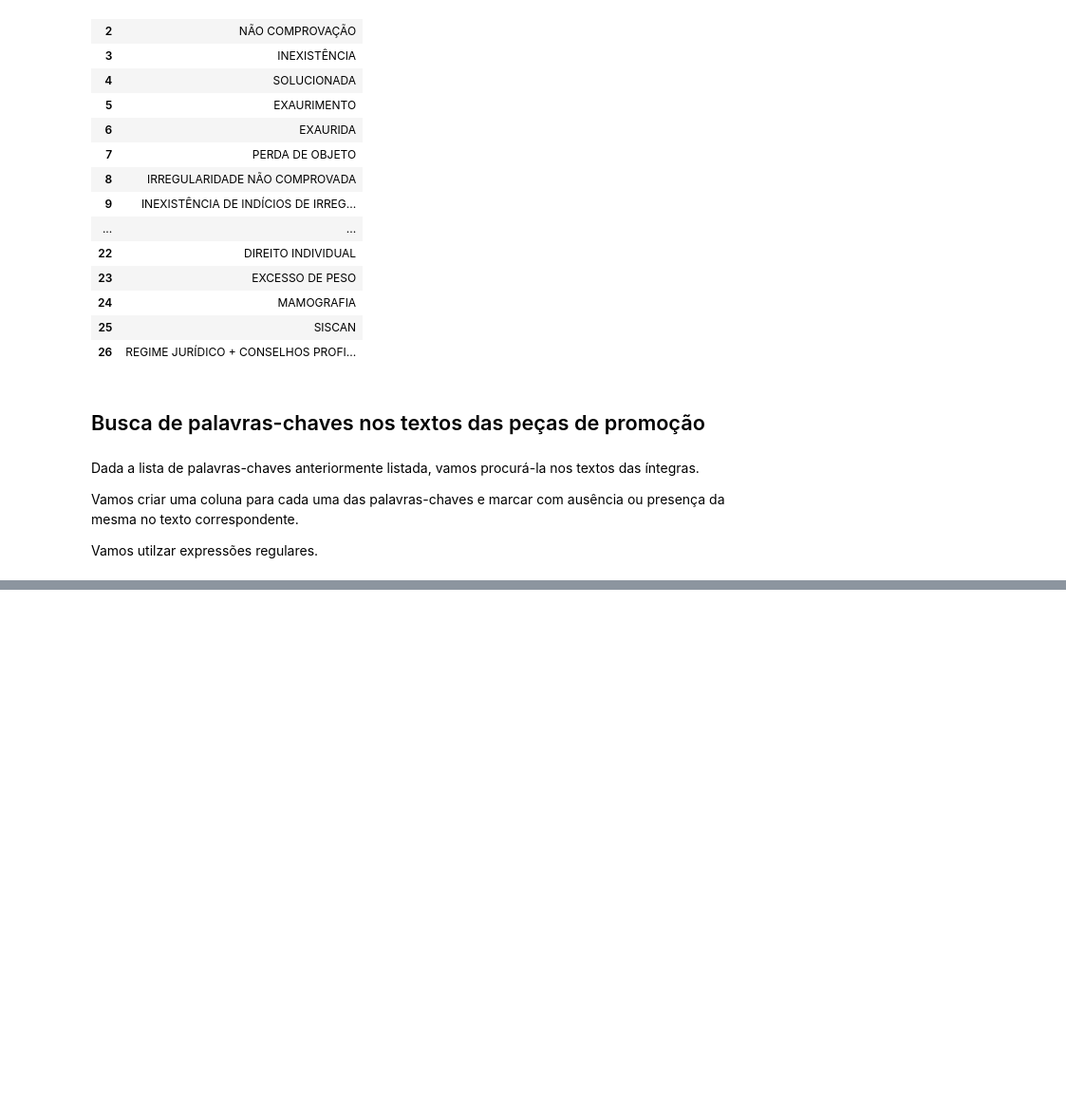
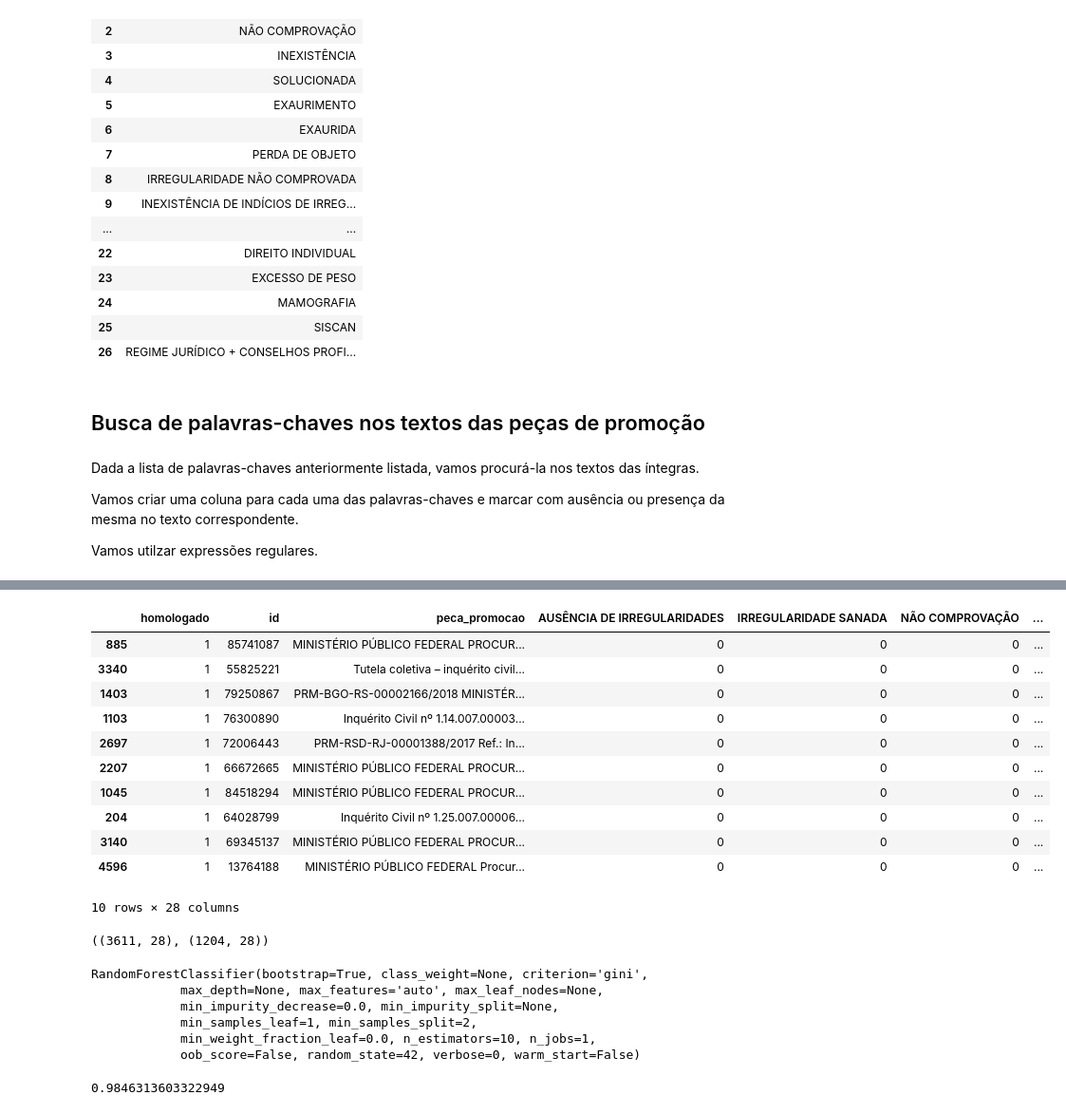
Before and after one commit to andrethiago/ml-colegiado-mpf, a Jupyter notebook: notebooks/1ACAM-Fase01.ipynb, the cells around one changed output, grey strips where cells are left out. Shown at 95% size. Drawn from its saved outputs; the diff is of its cells as text; code cells hidden in the pictures; blank space fills up the shorter version.

Commit message:
Populando as colunas de palavras-chaves.

```diff
--- a/notebooks/1ACAM-Fase01.ipynb
+++ b/notebooks/1ACAM-Fase01.ipynb
@@ -132,0 +121,5 @@ df_work.sample(5)
+# %%
+print(len(df_work[df_work['peca_promocao'].isnull()]))
+df_work.dropna(subset=['peca_promocao'], inplace=True)
+df_work.reset_index(drop=True, inplace=True)
+print(len(df_work[df_work['peca_promocao'].isnull()]))
@@ -187,0 +163,9 @@ print(top_ten)
+# %%
+pcs = palavras_chaves['palavras-chaves']
+
+# vou ignorar as colunas com o caractere '+' // PRECISAMOS TRATAR ISSO AINDA (e ainda temos o problema dos espaços)
+for pc in pcs:
+    if pc.rfind('+') == -1:
+        df_work[pc] = 0
+
+df_work.sample(5)
@@ -187,0 +180,48 @@ print(top_ten)
+# %%
+import re
+
+for v in palavras_chaves['palavras-chaves']:
+    for i in range(len(df_work)):
+        #v_with_spaces = re.sub(' ', '\s+', v)
+        if re.search(r"\b" + v + r"?\b", df_work['peca_promocao'][i], re.IGNORECASE):
+            df_work.loc[i, v] = 1
+
+df_work.sample(10)
+# %% [output]
+|  | homologado | id | peca_promocao | AUSÊNCIA DE IRREGULARIDADES | IRREGULARIDADE SANADA | NÃO COMPROVAÇÃO | ... |
+| 885 | 1 | 85741087 | MINISTÉRIO PÚBLICO FEDERAL PROCUR... | 0 | 0 | 0 | ... |
+| 3340 | 1 | 55825221 | Tutela coletiva – inquérito civil... | 0 | 0 | 0 | ... |
+| 1403 | 1 | 79250867 | PRM-BGO-RS-00002166/2018 MINISTÉR... | 0 | 0 | 0 | ... |
+| 1103 | 1 | 76300890 | Inquérito Civil nº 1.14.007.00003... | 0 | 0 | 0 | ... |
+| 2697 | 1 | 72006443 | PRM-RSD-RJ-00001388/2017 Ref.: In... | 0 | 0 | 0 | ... |
+| 2207 | 1 | 66672665 | MINISTÉRIO PÚBLICO FEDERAL PROCUR... | 0 | 0 | 0 | ... |
+| 1045 | 1 | 84518294 | MINISTÉRIO PÚBLICO FEDERAL PROCUR... | 0 | 0 | 0 | ... |
+| 204 | 1 | 64028799 | Inquérito Civil nº 1.25.007.00006... | 0 | 0 | 0 | ... |
+| 3140 | 1 | 69345137 | MINISTÉRIO PÚBLICO FEDERAL PROCUR... | 0 | 0 | 0 | ... |
+| 4596 | 1 | 13764188 | MINISTÉRIO PÚBLICO FEDERAL Procur... | 0 | 0 | 0 | ... |
+10 rows × 28 columns
+# %%
+# vamos treinar o modelo
+from sklearn.model_selection import train_test_split
+
+train, valid = train_test_split(df_work, random_state=42)
+train.shape, valid.shape
+# %% [output]
+((3611, 28), (1204, 28))
+# %%
+cols_to_remove = ['id', 'peca_promocao', 'homologado']
+features = [col for col in df_work.columns if col not in cols_to_remove]
+
+model = RandomForestClassifier(random_state=42)
+model.fit(train[features], train['homologado'])
+# %% [output]
+RandomForestClassifier(bootstrap=True, class_weight=None, criterion='gini',
+            max_depth=None, max_features='auto', max_leaf_nodes=None,
+            min_impurity_decrease=0.0, min_impurity_split=None,
+            min_samples_leaf=1, min_samples_split=2,
+            min_weight_fraction_leaf=0.0, n_estimators=10, n_jobs=1,
+            oob_score=False, random_state=42, verbose=0, warm_start=False)
+# %%
+model.score(df_work[features], df_work['homologado'])
+# %% [output]
+0.9846313603322949
```
Also changed, not shown: parts of 16 cells of this notebook.
